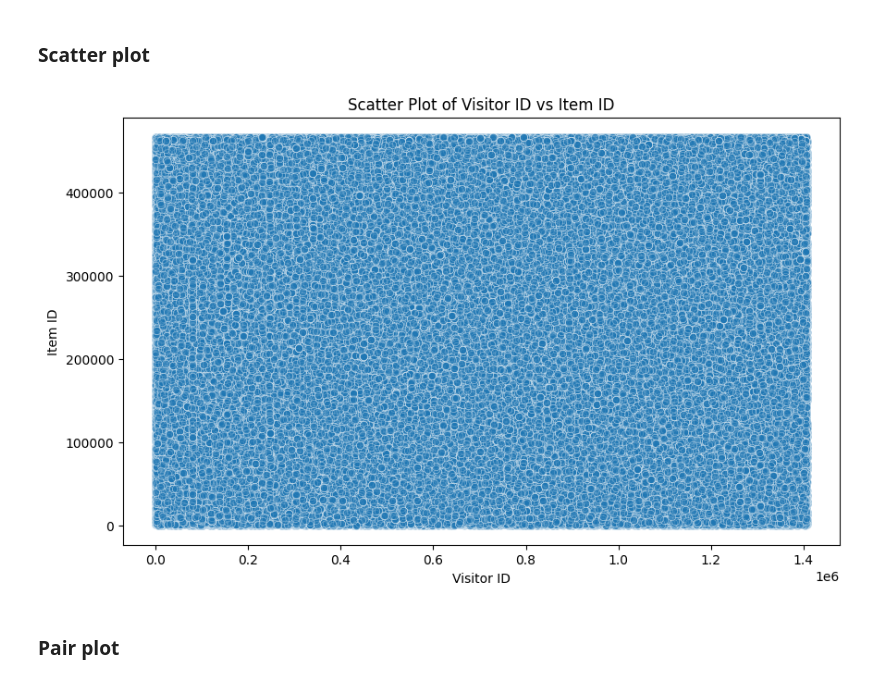
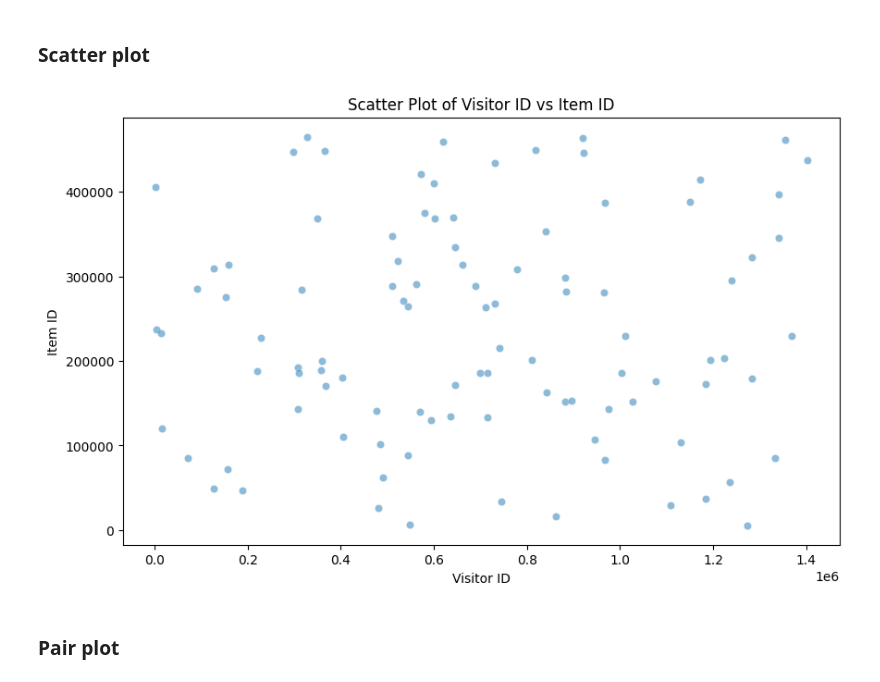
Before and after one commit to Jiya003/User-behaviour-and-Recommendation-analysis, a Jupyter notebook: User_Behaviour_and_Recommendation_Analysis.ipynb, the cells around one changed output. Cells and saved outputs as stored; diff of their text form; code cells hidden in the pictures.

```diff
--- a/User_Behaviour_and_Recommendation_Analysis.ipynb
+++ b/User_Behaviour_and_Recommendation_Analysis.ipynb
@@ -167,0 +170,3 @@ category_tree_df.dropna(subset=['parentid'], inplace=True)
+# %%
+sample_events_df = events_df.sample(n=100)
+sample_events_df
@@ -212,10 +294,10 @@ memory usage: 32.0+ MB
 from scipy import stats
 
 # for events_df
-events_df['z_score_visitorid'] = stats.zscore(events_df['visitorid'])
+sample_events_df['z_score_visitorid'] = stats.zscore(sample_events_df['visitorid'])
 
 # Identify outliers
-outliers = events_df[(events_df['z_score_visitorid'] > 3) | (events_df['z_score_visitorid'] < -3)]
+outliers = sample_events_df[(sample_events_df['z_score_visitorid'] > 3) | (sample_events_df['z_score_visitorid'] < -3)]
 print("Outliers based on visitorid Z-score:\n", outliers)
 # %% [output]
 Outliers based on visitorid Z-score:
@@ -223,10 +305,10 @@ Outliers based on visitorid Z-score:
 Columns: [timestamp, visitorid, event, itemid, z_score_visitorid]
 Index: []
 # %%
-events_df['z_score_itemid'] = stats.zscore(events_df['itemid'])
+sample_events_df['z_score_itemid'] = stats.zscore(sample_events_df['itemid'])
 
 # Identify outliers
-outliers = events_df[(events_df['z_score_itemid'] > 3) | (events_df['z_score_itemid'] < -3)]
+outliers = sample_events_df[(sample_events_df['z_score_itemid'] > 3) | (sample_events_df['z_score_itemid'] < -3)]
 print("Outliers based on itemid Z-score:\n", outliers)
 # %% [output]
 Outliers based on itemid Z-score:
@@ -336,13 +454,13 @@ Index: []
 # %%
 # Scatter Plot
 plt.figure(figsize=(10, 6))
-sns.scatterplot(x='visitorid', y='itemid', data=events_df, alpha=0.5)
+sns.scatterplot(x='visitorid', y='itemid', data=sample_events_df, alpha=0.5)
 plt.title('Scatter Plot of Visitor ID vs Item ID')
 plt.xlabel('Visitor ID')
 plt.ylabel('Item ID')
 plt.show()
 # %% [output]
-[figure, old version]
+[figure, new version]
 # %% [markdown]
 ### Pair plot
 # %%
```
Also changed, not shown: parts of 25 cells of this notebook.
